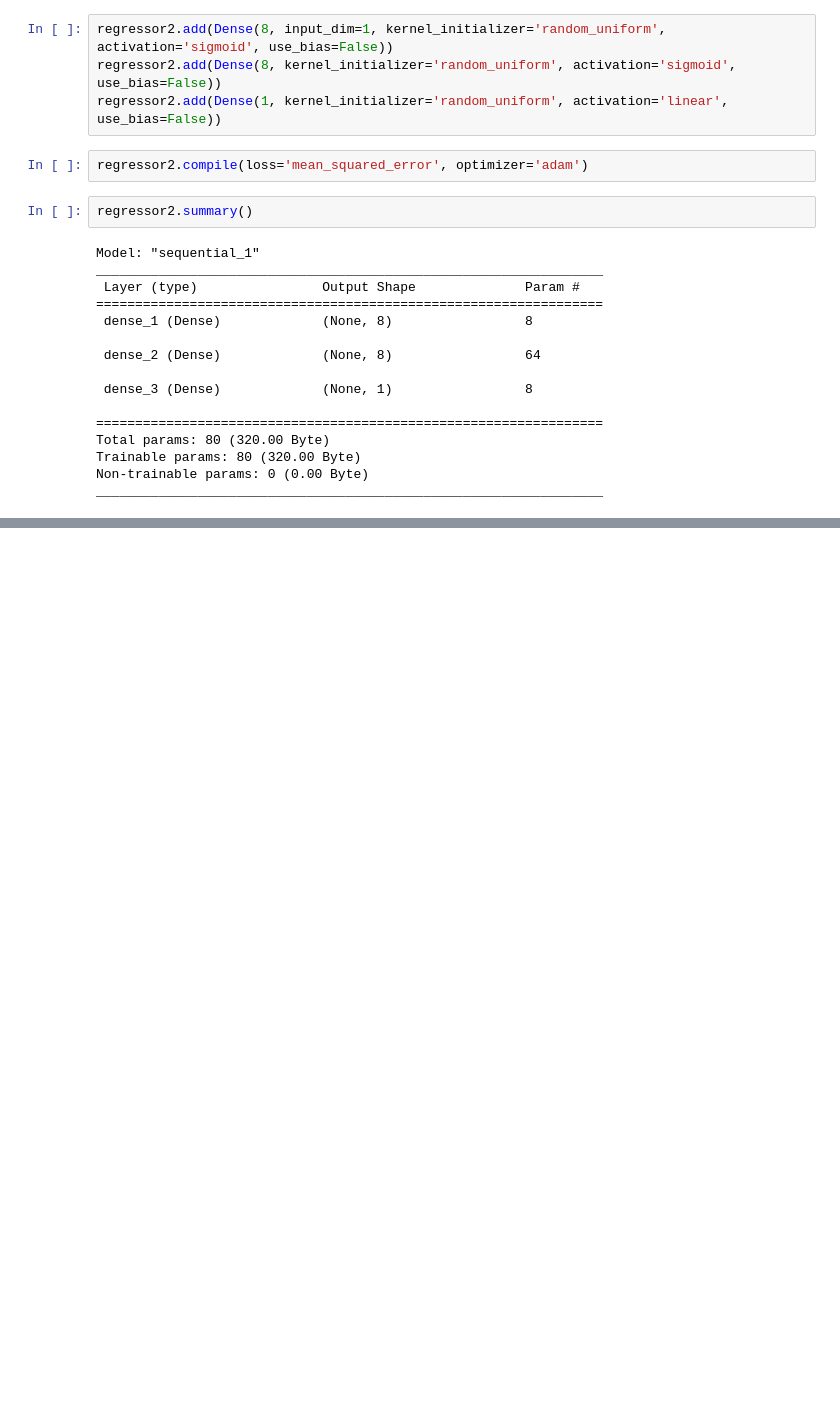
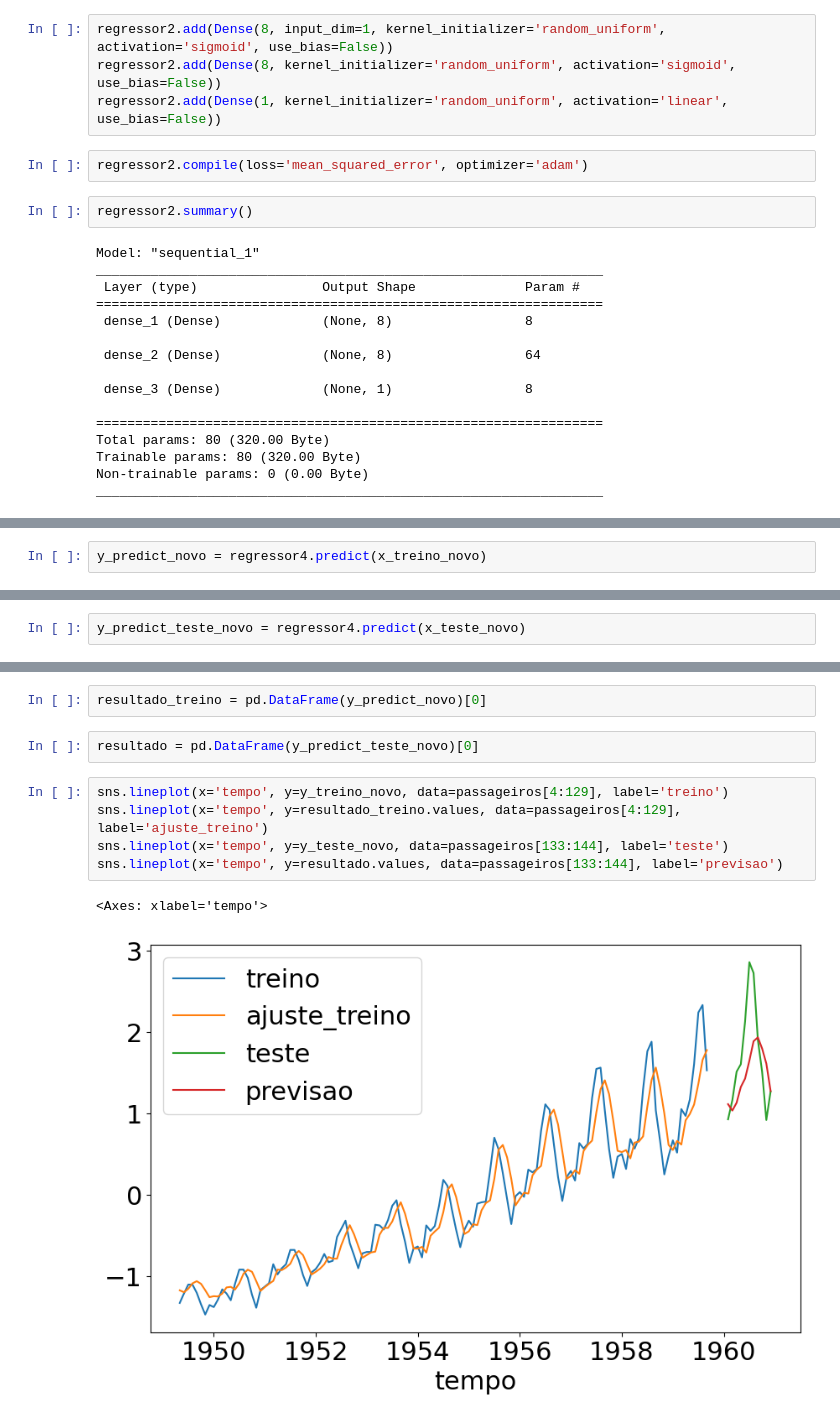
Before and after one commit to mateusopaiva/deep-learning-previsao-keras, a Jupyter notebook: Deep_Learning_previsão_com_Keras.ipynb, the cells around one changed output, grey strips where cells are left out. Saved outputs shown, nothing was run; the diff lists cells and outputs as text; blank space fills up the shorter version.

```diff
--- a/Deep_Learning_previsão_com_Keras.ipynb
+++ b/Deep_Learning_previsão_com_Keras.ipynb
@@ -213,0 +305,2 @@ sns.lineplot(x=x_teste, y=y_predict_teste[:, 0], label='previsao')
+# %%
+y_predict_novo = regressor4.predict(x_treino_novo)
@@ -213,0 +309,2 @@ sns.lineplot(x=x_teste, y=y_predict_teste[:, 0], label='previsao')
+# %%
+y_predict_teste_novo = regressor4.predict(x_teste_novo)
@@ -213,0 +313,12 @@ sns.lineplot(x=x_teste, y=y_predict_teste[:, 0], label='previsao')
+# %%
+resultado_treino = pd.DataFrame(y_predict_novo)[0]
+# %%
+resultado = pd.DataFrame(y_predict_teste_novo)[0]
+# %%
+sns.lineplot(x='tempo', y=y_treino_novo, data=passageiros[4:129], label='treino')
+sns.lineplot(x='tempo', y=resultado_treino.values, data=passageiros[4:129], label='ajuste_treino')
+sns.lineplot(x='tempo', y=y_teste_novo, data=passageiros[133:144], label='teste')
+sns.lineplot(x='tempo', y=resultado.values, data=passageiros[133:144], label='previsao')
+# %% [output]
+<Axes: xlabel='tempo'>
+[figure, added]
```
Also changed, not shown: parts of 35 cells of this notebook.
